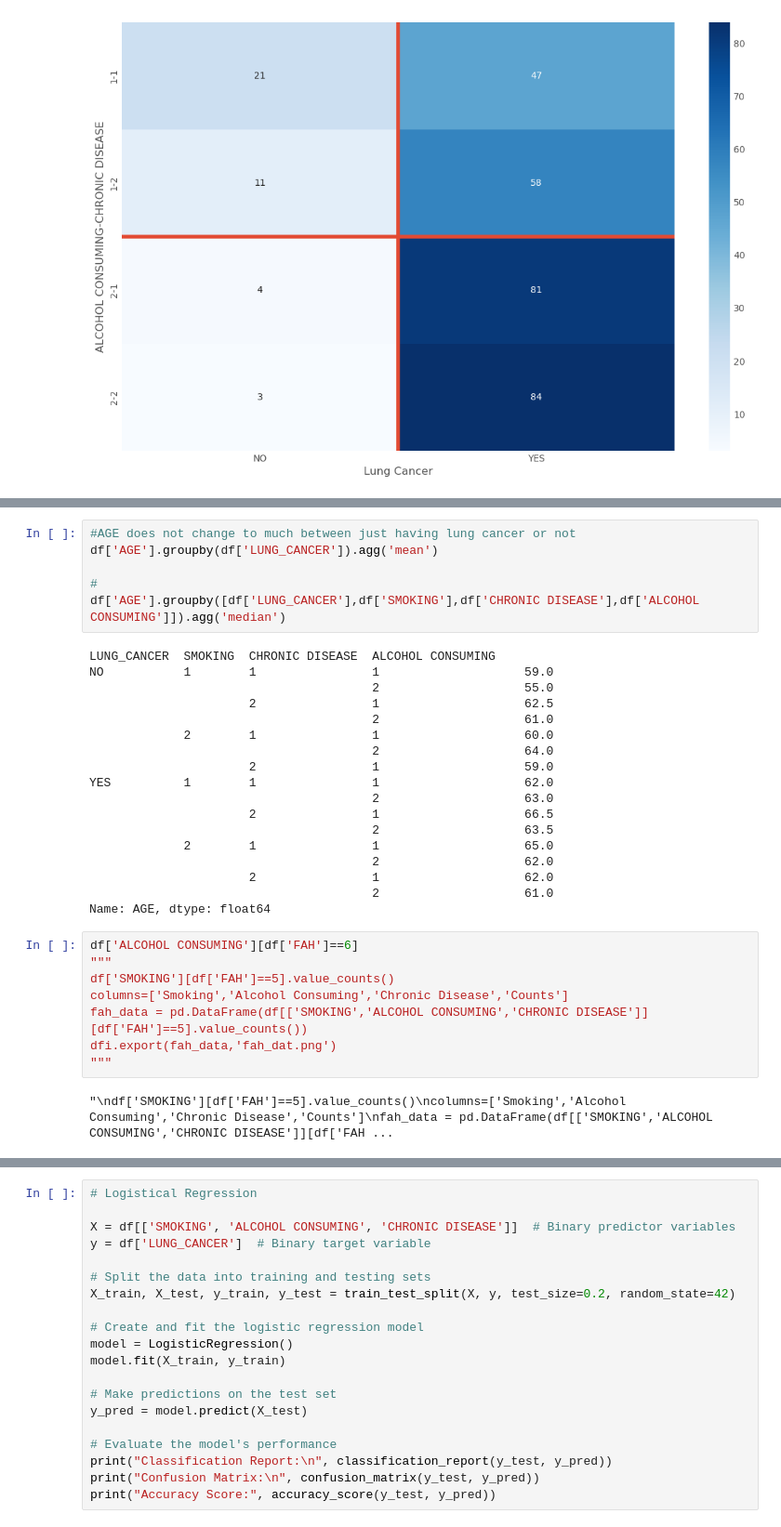
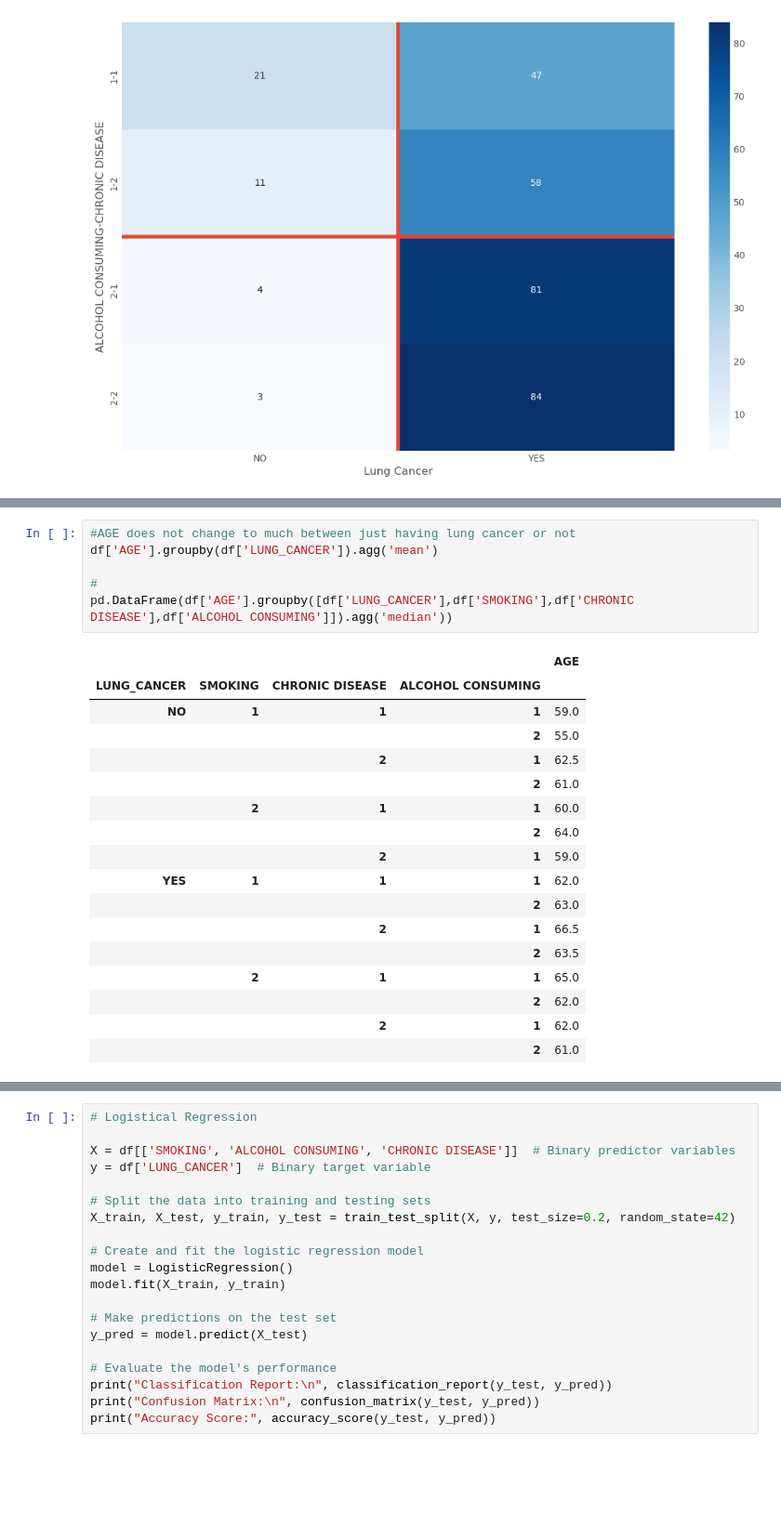
Before and after one commit to Spikes666/Data-Dive-1, a Jupyter notebook: main-James.ipynb, the cells around one changed output, grey strips where cells are left out. Shown at 93% size. Cells and saved outputs as stored; diff of their text form; blank space fills up the shorter version.

```diff
--- a/main-James.ipynb
+++ b/main-James.ipynb
@@ -245,34 +287,24 @@ plt.xlabel('Lung Cancer');
 # %%
 #AGE does not change to much between just having lung cancer or not
 df['AGE'].groupby(df['LUNG_CANCER']).agg('mean')
 
 #
-df['AGE'].groupby([df['LUNG_CANCER'],df['SMOKING'],df['CHRONIC DISEASE'],df['ALCOHOL CONSUMING']]).agg('median')
+pd.DataFrame(df['AGE'].groupby([df['LUNG_CANCER'],df['SMOKING'],df['CHRONIC DISEASE'],df['ALCOHOL CONSUMING']]).agg('median'))
 # %% [output]
-LUNG_CANCER  SMOKING  CHRONIC DISEASE  ALCOHOL CONSUMING
-NO           1        1                1                    59.0
-                                       2                    55.0
-                      2                1                    62.5
-                                       2                    61.0
-             2        1                1                    60.0
-                                       2                    64.0
-                      2                1                    59.0
-YES          1        1                1                    62.0
-                                       2                    63.0
-                      2                1                    66.5
-                                       2                    63.5
-             2        1                1                    65.0
-                                       2                    62.0
-                      2                1                    62.0
-                                       2                    61.0
-Name: AGE, dtype: float64
+|  |  |  |  | AGE |
+| LUNG_CANCER | SMOKING | CHRONIC DISEASE | ALCOHOL CONSUMING |  |
+| NO | 1 | 1 | 1 | 59.0 |
+|  |  |  | 2 | 55.0 |
+|  |  | 2 | 1 | 62.5 |
+|  |  |  | 2 | 61.0 |
+|  | 2 | 1 | 1 | 60.0 |
+|  |  |  | 2 | 64.0 |
+|  |  | 2 | 1 | 59.0 |
+| YES | 1 | 1 | 1 | 62.0 |
+|  |  |  | 2 | 63.0 |
+|  |  | 2 | 1 | 66.5 |
+|  |  |  | 2 | 63.5 |
+|  | 2 | 1 | 1 | 65.0 |
+|  |  |  | 2 | 62.0 |
+|  |  | 2 | 1 | 62.0 |
+|  |  |  | 2 | 61.0 |
-# %%
-df['ALCOHOL CONSUMING'][df['FAH']==6]
-"""
-df['SMOKING'][df['FAH']==5].value_counts()
-columns=['Smoking','Alcohol Consuming','Chronic Disease','Counts']
-fah_data = pd.DataFrame(df[['SMOKING','ALCOHOL CONSUMING','CHRONIC DISEASE']][df['FAH']==5].value_counts())
-dfi.export(fah_data,'fah_dat.png')
-"""
-# %% [output]
-"\ndf['SMOKING'][df['FAH']==5].value_counts()\ncolumns=['Smoking','Alcohol Consuming','Chronic Disease','Counts']\nfah_data = pd.DataFrame(df[['SMOKING','ALCOHOL CONSUMING','CHRONIC DISEASE']][df['FAH ...
```
Also changed, not shown: parts of 11 cells of this notebook.
